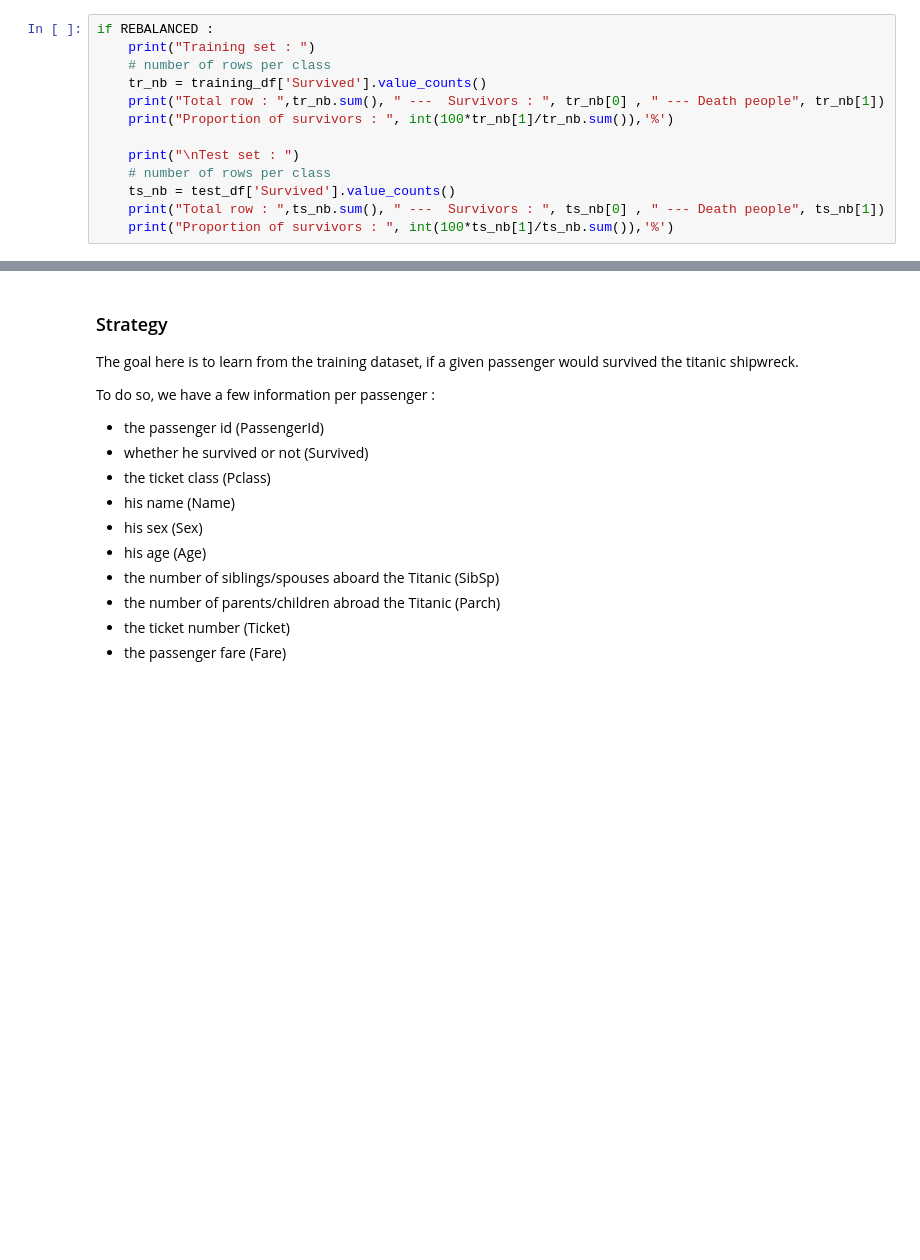
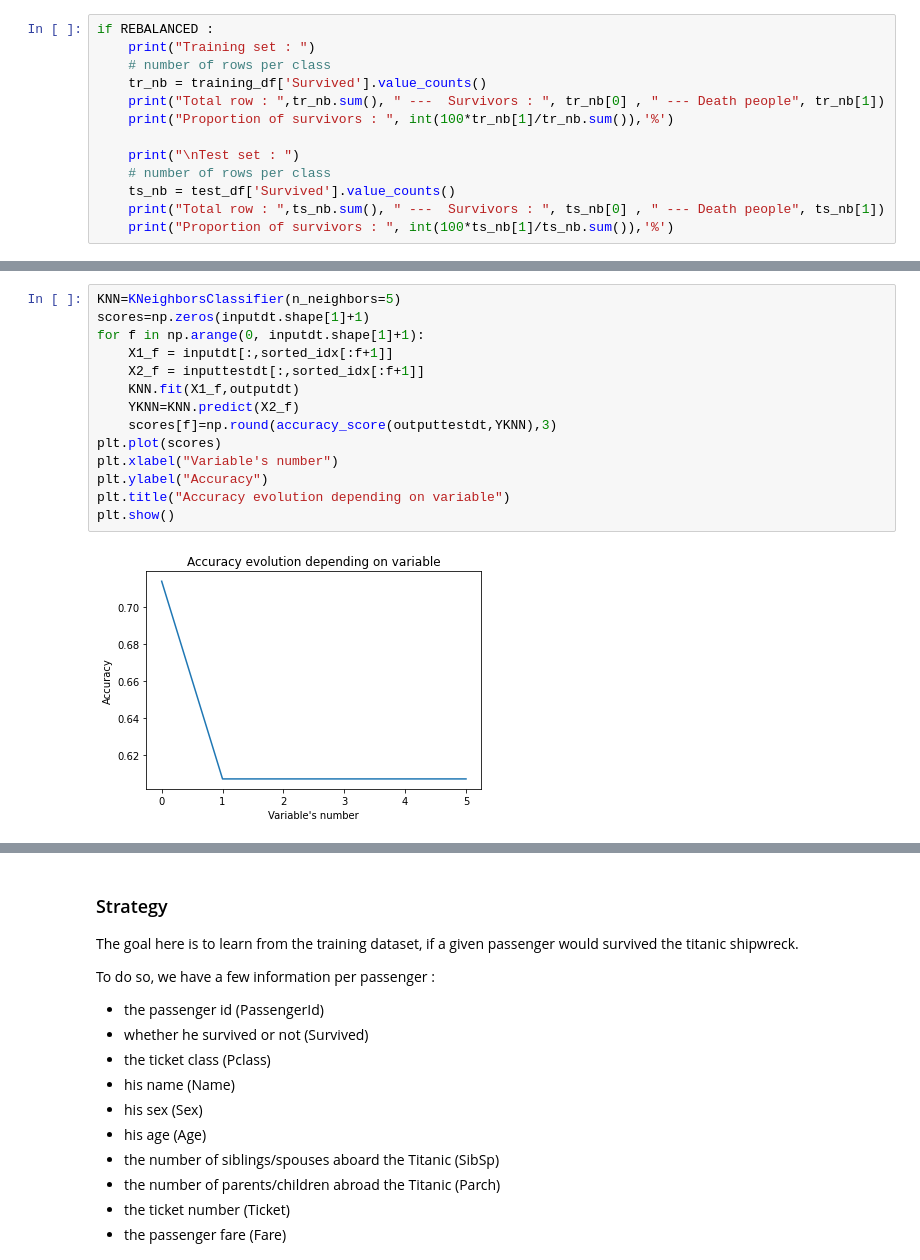
Before and after one commit to Julien-Verdun/Kaggle, a Jupyter notebook: Titanic/titanic/titanic.ipynb, the cells around one changed output, grey strips where cells are left out. Saved outputs shown, nothing was run; the diff lists cells and outputs as text; blank space fills up the shorter version.

```diff
--- a/Titanic/titanic/titanic.ipynb
+++ b/Titanic/titanic/titanic.ipynb
@@ -136,0 +195,16 @@ Now our training set is perfectly balanced with 50% of each attribute.
+# %%
+KNN=KNeighborsClassifier(n_neighbors=5)
+scores=np.zeros(inputdt.shape[1]+1)
+for f in np.arange(0, inputdt.shape[1]+1):
+    X1_f = inputdt[:,sorted_idx[:f+1]]
+    X2_f = inputtestdt[:,sorted_idx[:f+1]]
+    KNN.fit(X1_f,outputdt)
+    YKNN=KNN.predict(X2_f)
+    scores[f]=np.round(accuracy_score(outputtestdt,YKNN),3)
+plt.plot(scores)
+plt.xlabel("Variable's number")
+plt.ylabel("Accuracy")
+plt.title("Accuracy evolution depending on variable")
+plt.show()
+# %% [output]
+[figure, added]
```
Also changed, not shown: parts of 76 cells of this notebook.
